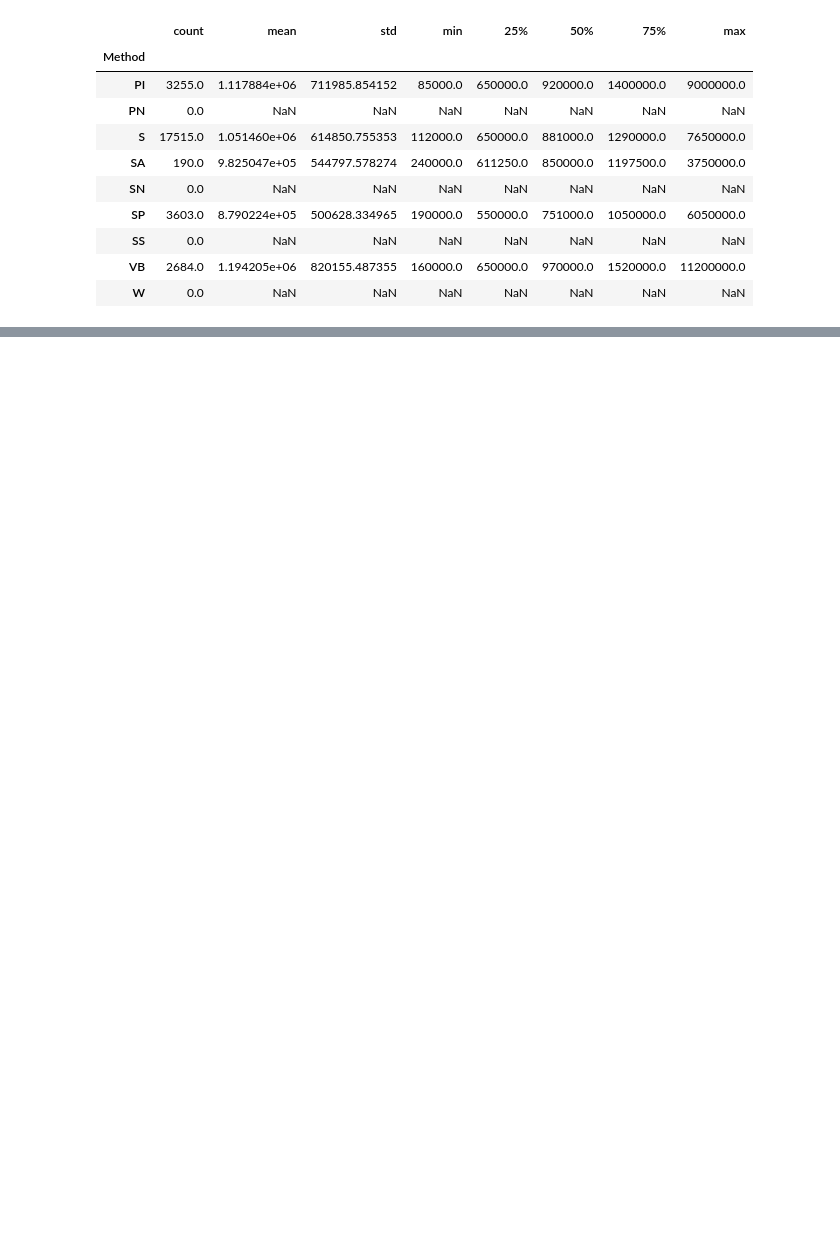
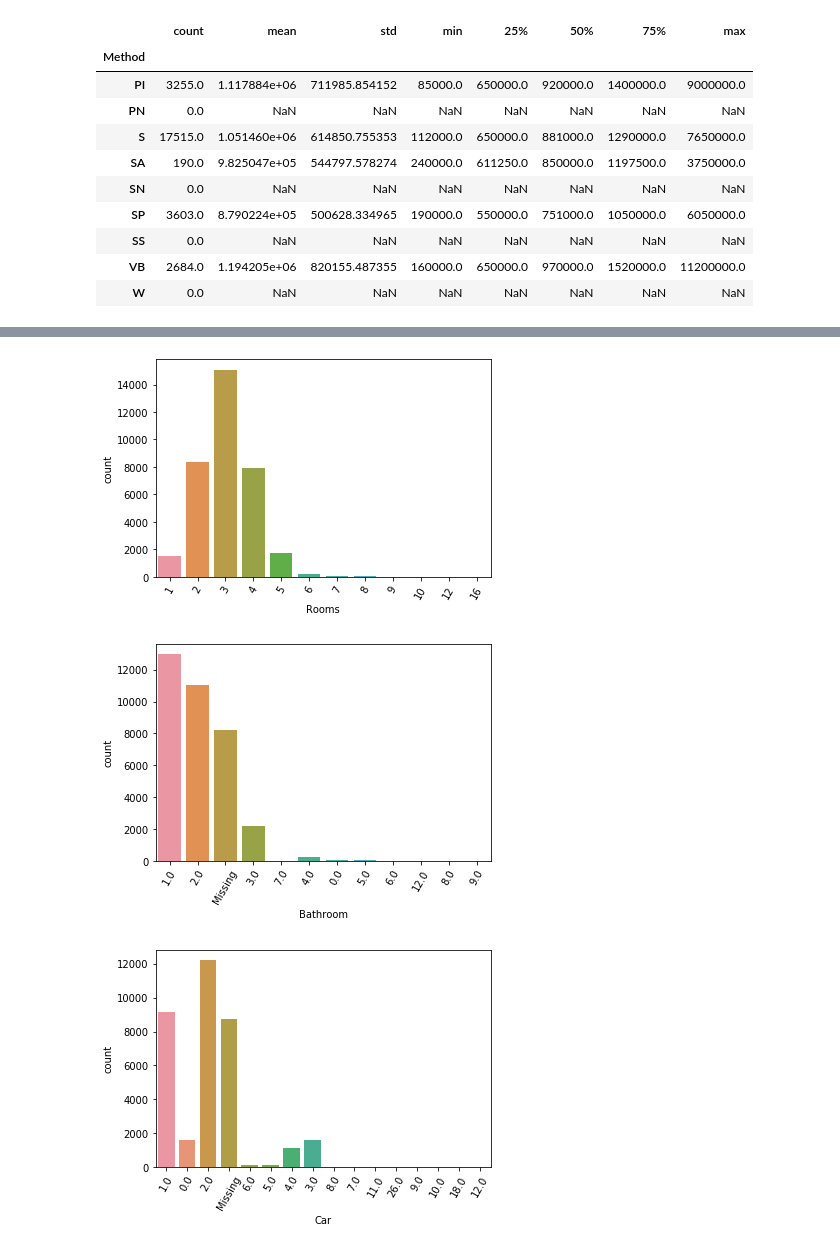
Before and after one commit to NicolaLarosa/housing_price, a Jupyter notebook: housing_price.ipynb, the cells around one changed output, grey strips where cells are left out. Saved outputs shown, nothing was run; the diff lists cells and outputs as text; code cells hidden in the pictures; blank space fills up the shorter version.

```diff
--- a/housing_price.ipynb
+++ b/housing_price.ipynb
@@ -402,0 +453,3 @@ house['Price'].groupby(house['Method']).describe()
+# %%
+#Finally, "Bedroom2" can be dropped
+house = house.drop(['Bedroom2'], axis=1)
@@ -402,0 +483,18 @@ house['Price'].groupby(house['Method']).describe()
+# %%
+# create  auxiliary columnS from Bathroom and Car, in order to keep these new variables as float
+#(because after the following loop "Bathroom" and "Car" will become object var due to the insert of "Missing" as a string)
+house['Bath_clean'] = house['Bathroom'].dropna()
+house['Car_clean'] = house['Car'].dropna()
+# %%
+
+
+num_feat = ['Rooms', 'Bathroom', 'Car']
+for i in num_feat:
+    house[i] = house[i].fillna('Missing')
+    sns.countplot(data=house, x=i)
+    plt.xticks(rotation=60)
+    plt.show()
+# %% [output]
+[figure, added]
+[figure, added]
+[figure, added]
```
Also changed, not shown: parts of 39 cells of this notebook.
